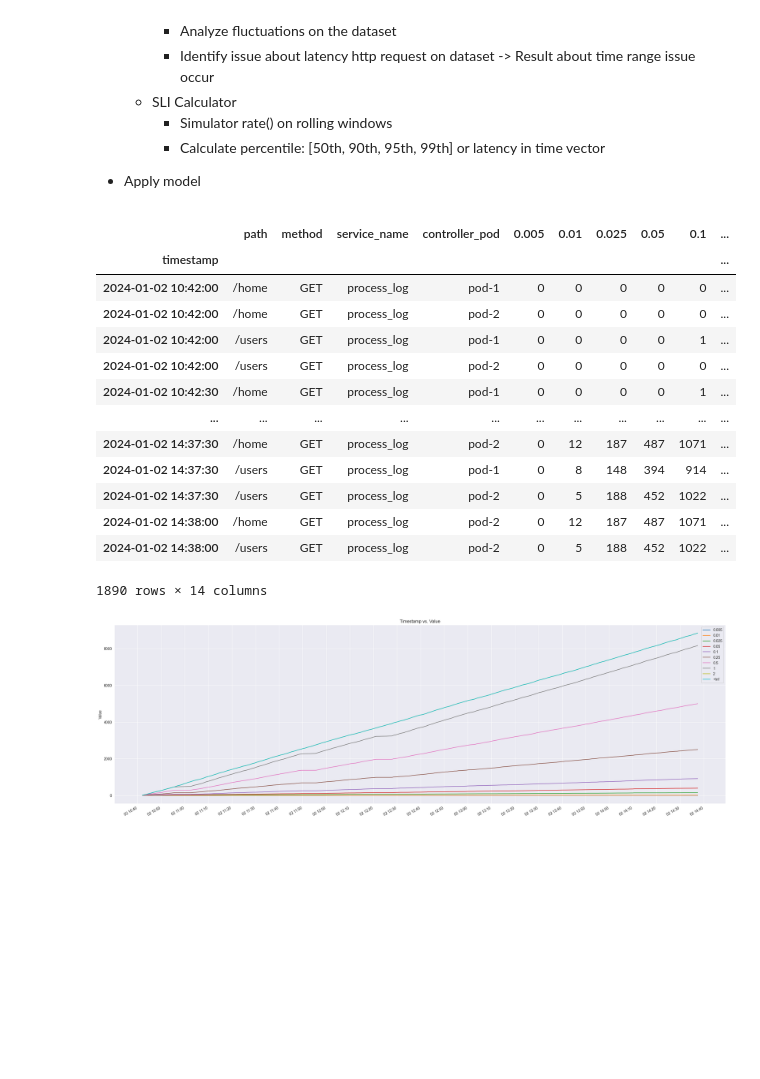
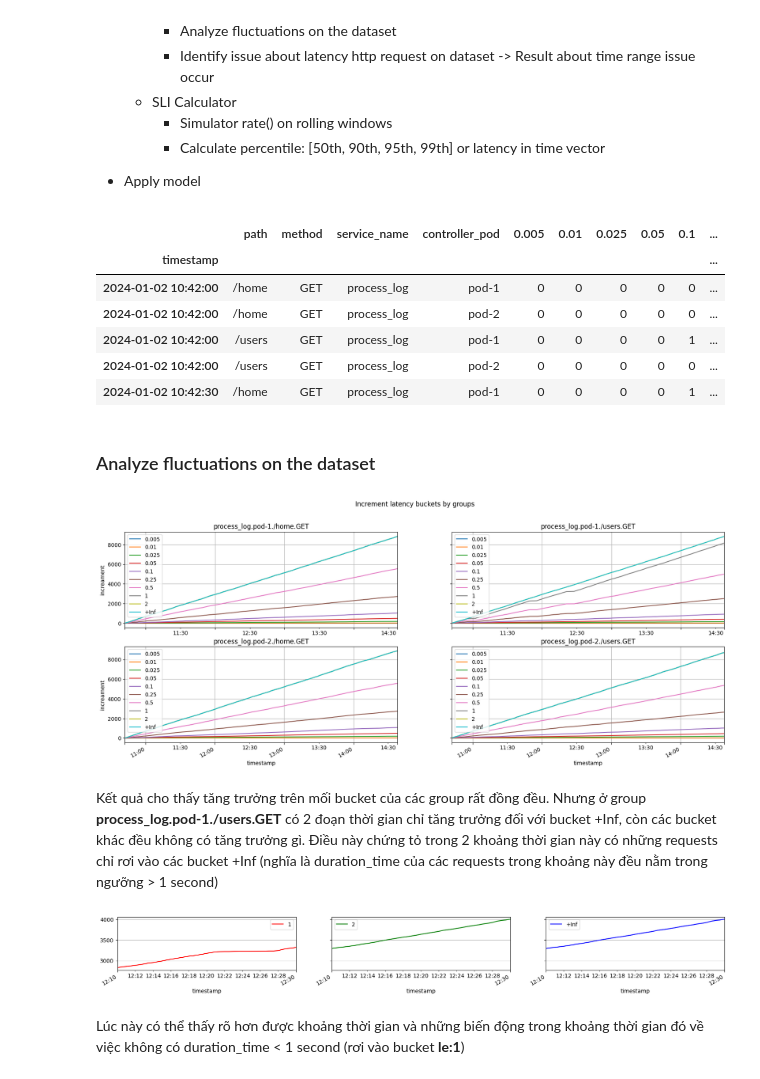
Before and after one commit to vuvietnguyenit/data_analystic, a Jupyter notebook: notebooks/analyze_fluctuatition_latency_http.ipynb, the cells around one changed output. Drawn from its saved outputs; the diff is of its cells as text; code cells hidden in the pictures; blank space fills up the shorter version.

Commit message:
Analyze fluctuations on the dataset

```diff
--- a/notebooks/analyze_fluctuatition_latency_http.ipynb
+++ b/notebooks/analyze_fluctuatition_latency_http.ipynb
@@ -33,7 +33,7 @@ root = pd.read_csv('../statics/csv/request_data_with_anomaly_pod_instance.csv',
 # %%
 # Convert to datetime pandas and set datetime columns is index for dataframe
 root.index = pd.to_datetime(root.index)
-root
+root.head()
 # %% [output]
 |  | path | method | service_name | controller_pod | 0.005 | 0.01 | 0.025 | 0.05 | 0.1 | ... |
 | timestamp |  |  |  |  |  |  |  |  |  | ... |
@@ -42,10 +42,3 @@ root
 | 2024-01-02 10:42:00 | /users | GET | process_log | pod-1 | 0 | 0 | 0 | 0 | 1 | ... |
 | 2024-01-02 10:42:00 | /users | GET | process_log | pod-2 | 0 | 0 | 0 | 0 | 0 | ... |
 | 2024-01-02 10:42:30 | /home | GET | process_log | pod-1 | 0 | 0 | 0 | 0 | 1 | ... |
-| ... | ... | ... | ... | ... | ... | ... | ... | ... | ... | ... |
-| 2024-01-02 14:37:30 | /home | GET | process_log | pod-2 | 0 | 12 | 187 | 487 | 1071 | ... |
-| 2024-01-02 14:37:30 | /users | GET | process_log | pod-1 | 0 | 8 | 148 | 394 | 914 | ... |
-| 2024-01-02 14:37:30 | /users | GET | process_log | pod-2 | 0 | 5 | 188 | 452 | 1022 | ... |
-| 2024-01-02 14:38:00 | /home | GET | process_log | pod-2 | 0 | 12 | 187 | 487 | 1071 | ... |
-| 2024-01-02 14:38:00 | /users | GET | process_log | pod-2 | 0 | 5 | 188 | 452 | 1022 | ... |
-1890 rows × 14 columns
@@ -52,18 +47,21 @@ root
+# %% [markdown]
+### Analyze fluctuations on the dataset
 # %%
 from matplotlib.dates import AutoDateLocator, AutoDateFormatter
-chart_data = root.query("path == '/users' and controller_pod == 'pod-1'")
-plt.figure(figsize=(30, 10))
+chart_data = root.groupby(grouped)
+fig, axes = plt.subplots(nrows=2, ncols=2, figsize=(20, 8), sharey=True)
+fig.suptitle('Increment latency buckets by groups')
 # Configure x-axis date ticks
-locator = AutoDateLocator(minticks=5, maxticks=30)
+locator = AutoDateLocator(minticks=5, maxticks=10)
 formatter = AutoDateFormatter(locator)
 plt.gca().xaxis.set_major_locator(locator)
 plt.gca().xaxis.set_major_formatter(formatter)
-for column in BUCKETS + ["+Inf"]:
-    plt.plot(chart_data.index, chart_data[str(column)],linestyle='-', label=column)
-    plt.legend()
-plt.ylabel('Value')
-plt.title('Timestamp vs. Value')
+for (name, df), ax in zip(chart_data, axes.flat):
+    name = ".".join(list(name))
+    df.plot(kind="line", ax=ax, title=name, grid=True)
+    ax.set(xlabel='timestamp', ylabel='increament')
+
 plt.gcf().autofmt_xdate()
 plt.show()
 # %% [output]
-[figure, old version]
+[figure, new version]
@@ -71,0 +68,2 @@ grouped = ['service_name', 'controller_pod', 'path', 'method']
+# %% [markdown]
+Kết quả cho thấy tăng trưởng trên mối bucket của các group rất đồng đều. Nhưng ở group **process_log.pod-1./users.GET** có 2 đoạn thời gian chỉ tăng trưởng đối với bucket +Inf, còn các bucket khác đều không có tăng trưởng gì. Điều này chứng tỏ trong 2 khoảng thời gian này có những requests chỉ rơi vào các bucket +Inf (nghĩa là duration_time của các requests trong khoảng này đều nằm trong ngưỡng > 1 second)
@@ -71,0 +73,30 @@ grouped = ['service_name', 'controller_pod', 'path', 'method']
+# %%
+fig, axes = plt.subplots(nrows=1, ncols=3, figsize=(20, 2), sharey=True)
+buckets_observer = {
+    "1": {
+        "axe": 0,
+        "legend": "le:1",
+        "color": "red"
+    },
+    "2": {
+        "axe": 1,
+        "legend": "le:2",
+        "color": "green"
+
+    },
+    "+Inf": {
+        "axe": 2,
+        "legend": "le:+Inf",
+        "color": "blue"
+    }
+}
+for k, v in buckets_observer.items():
+    root.query(abnormal_group).loc['2024-01-02 12:10:00':'2024-01-02 12:30:00'][k].plot(
+        grid=True, ax=axes[v['axe']], legend=v['legend'], color=v['color']
+    )
+plt.gcf().autofmt_xdate()
+plt.show()
+# %% [output]
+[figure, added]
+# %% [markdown]
+Lúc này có thể thấy rõ hơn được khoảng thời gian và những biến động trong khoảng thời gian đó về việc không có duration_time < 1 second (rơi vào bucket **le:1**)
```
Also changed, not shown: parts of 3 cells of this notebook, 1 other file.
